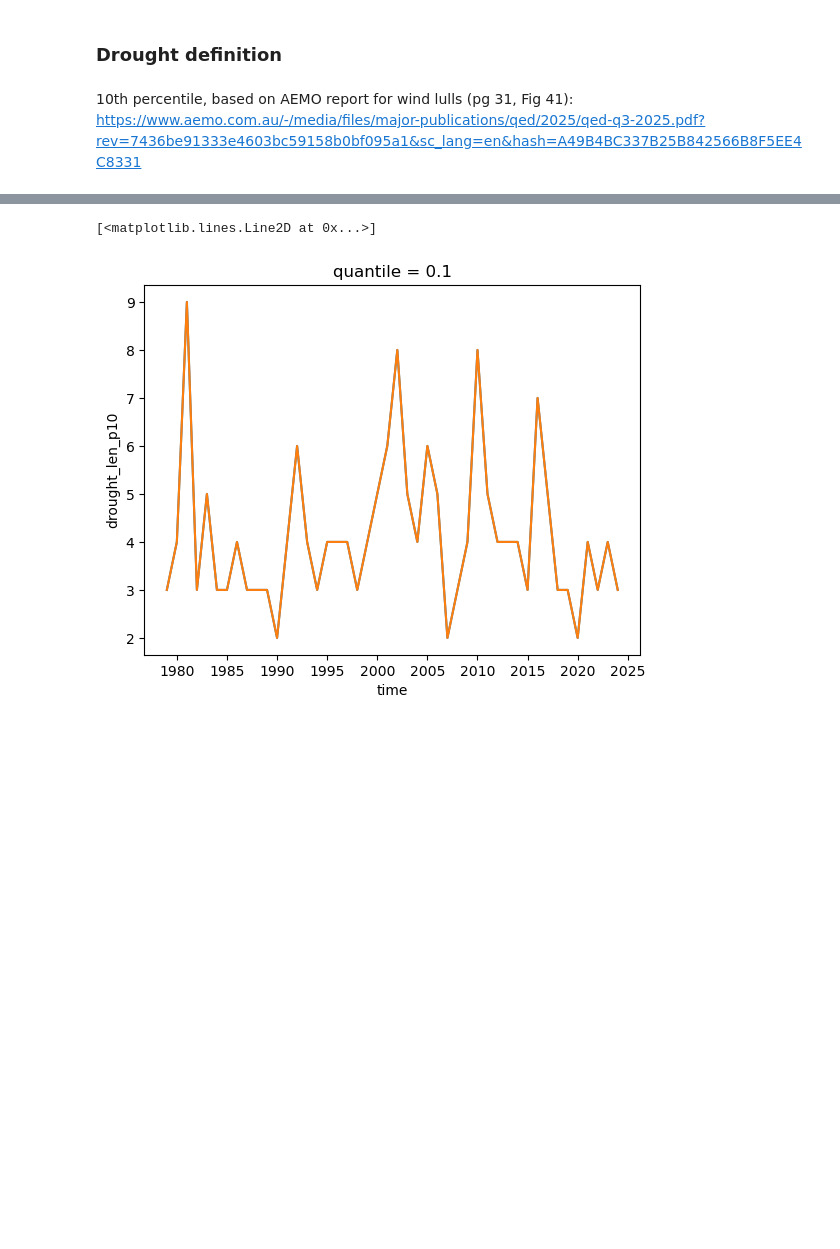
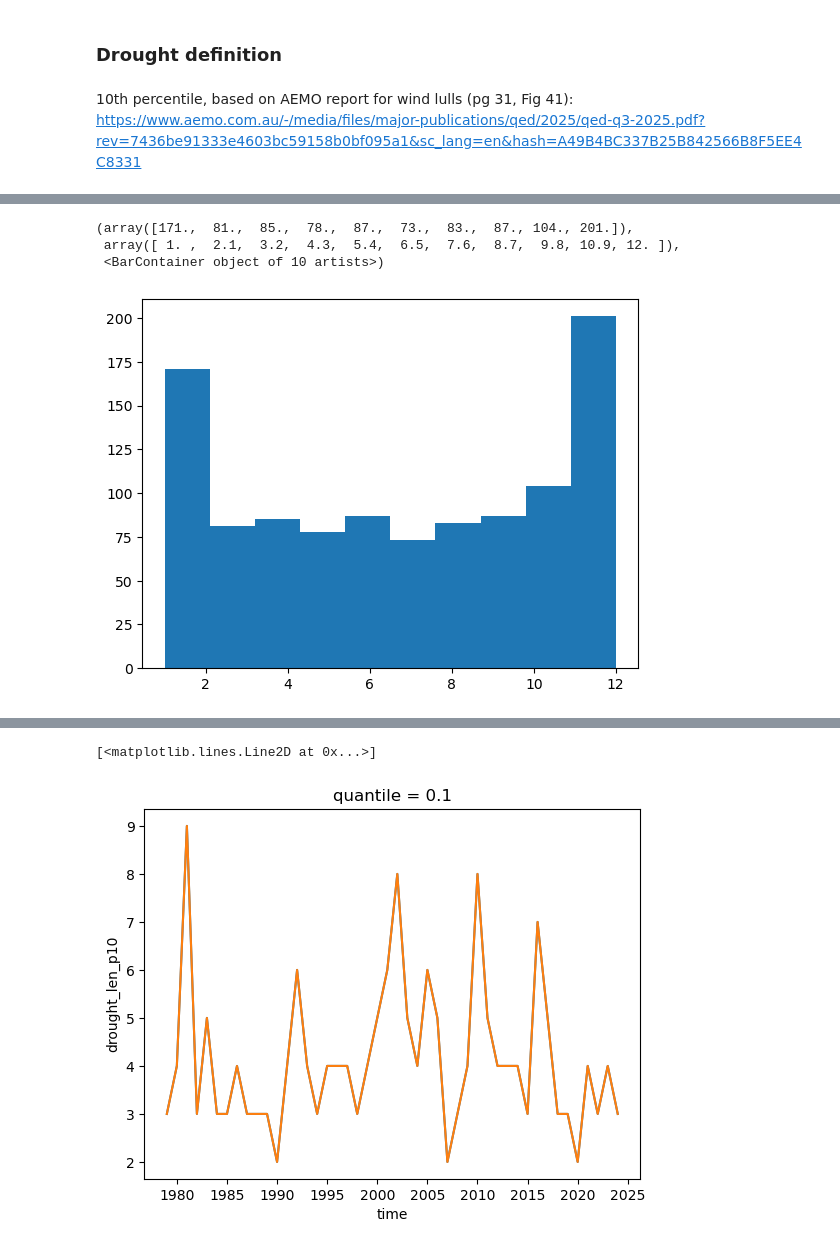
Before and after one commit to dougrichardson/wind_drought, a Jupyter notebook: 08_reanalysis_drought_stats.ipynb, the cells around one changed output, grey strips where cells are left out. Drawn from its saved outputs; the diff is of its cells as text; code cells hidden in the pictures; blank space fills up the shorter version.

```diff
--- a/08_reanalysis_drought_stats.ipynb
+++ b/08_reanalysis_drought_stats.ipynb
@@ -185,0 +227,7 @@ t = ws_dict["ERA5_NEM_NEM_wind_2025_unweighted"]["ws10m"].quantile(DROUGHT_Q, "t
+# %%
+plt.hist(pd.to_datetime(x["event_start"].dropna("event")).month)
+# %% [output]
+(array([171.,  81.,  85.,  78.,  87.,  73.,  83.,  87., 104., 201.]),
+ array([ 1. ,  2.1,  3.2,  4.3,  5.4,  6.5,  7.6,  8.7,  9.8, 10.9, 12. ]),
+ <BarContainer object of 10 artists>)
+[figure, added]
```
Also changed, not shown: parts of 13 cells of this notebook.
